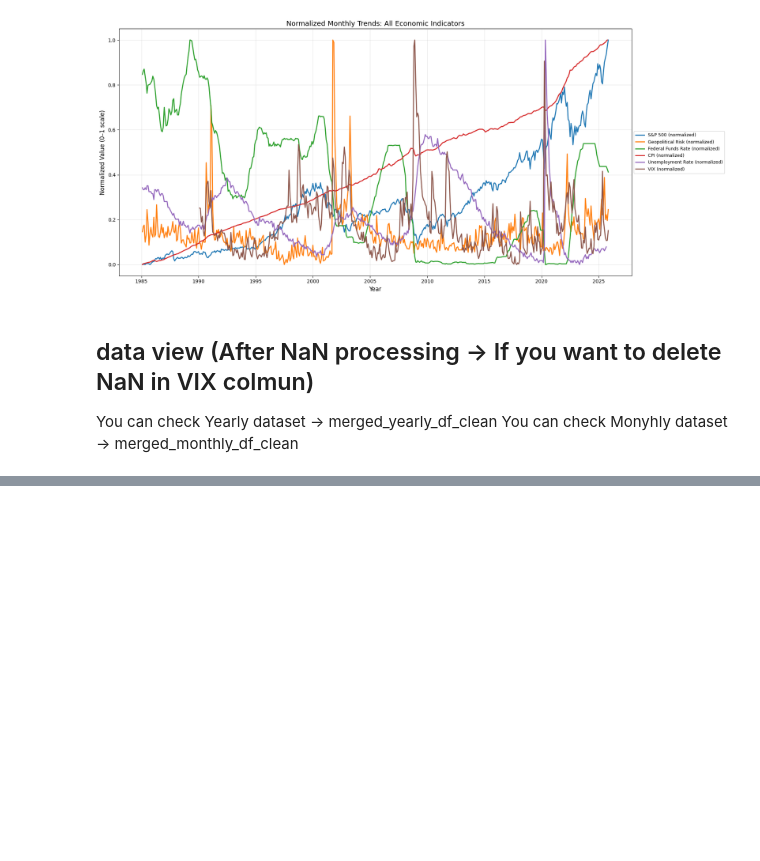
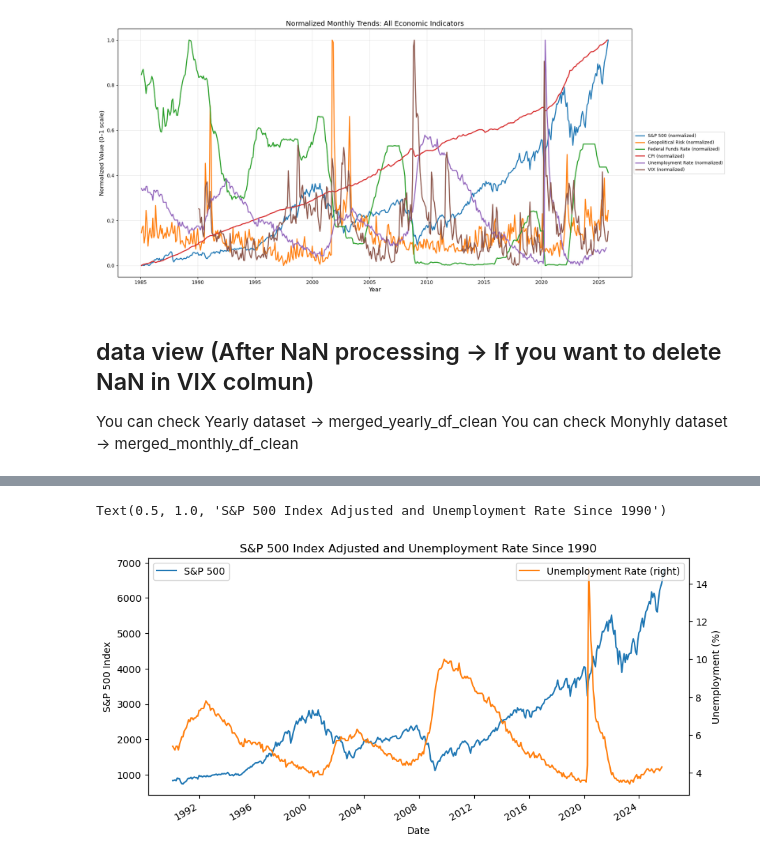
Before and after one commit to AL2024UCSD/sp500trends, a Jupyter notebook: andrew_notebook.ipynb, the cells around one changed output, grey strips where cells are left out. Drawn from its saved outputs; the diff is of its cells as text; code cells hidden in the pictures; blank space fills up the shorter version.

```diff
--- a/andrew_notebook.ipynb
+++ b/andrew_notebook.ipynb
@@ -348,0 +413,25 @@ merged_yearly_df_clean_with_changes = add_change_rate_columns(merged_yearly_df_c
+# %%
+# Putting unemploymenr rate and S&P500 together, we can see that their trends
+# are opposite
+ax = merged_monthly_df_clean_with_changes['SP500 Index Value ($)'].plot(
+    figsize=(10, 5),
+    label='S&P 500',
+    color='C0'
+)
+
+merged_monthly_df_clean_with_changes['UNEMPLOYMENT RATE'].plot(
+    ax=ax,
+    secondary_y=True,
+    label='Unemployment Rate',
+    color='C1'
+)
+
+ax.set_ylabel('S&P 500 Index')
+ax.right_ax.set_ylabel('Unemployment (%)')
+
+ax.legend(loc='upper left')
+ax.right_ax.legend(loc='upper right')
+ax.set_title('S&P 500 Index Adjusted and Unemployment Rate Since 1990')
+# %% [output]
+Text(0.5, 1.0, 'S&P 500 Index Adjusted and Unemployment Rate Since 1990')
+[figure, added]
```
Also changed, not shown: parts of 13 cells of this notebook.
